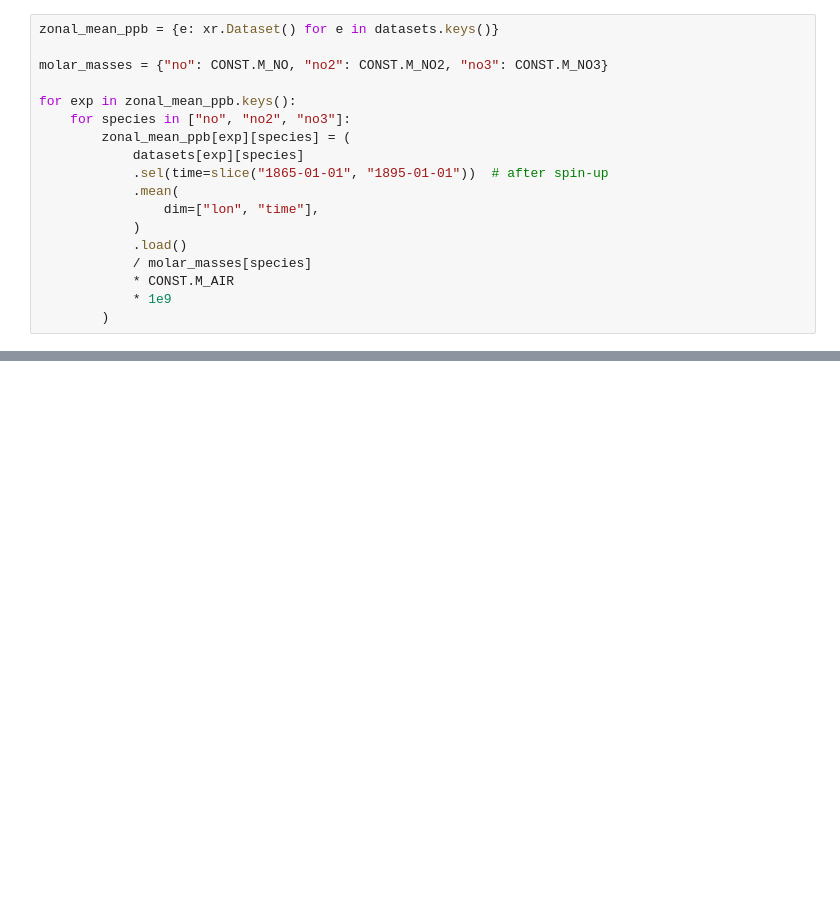
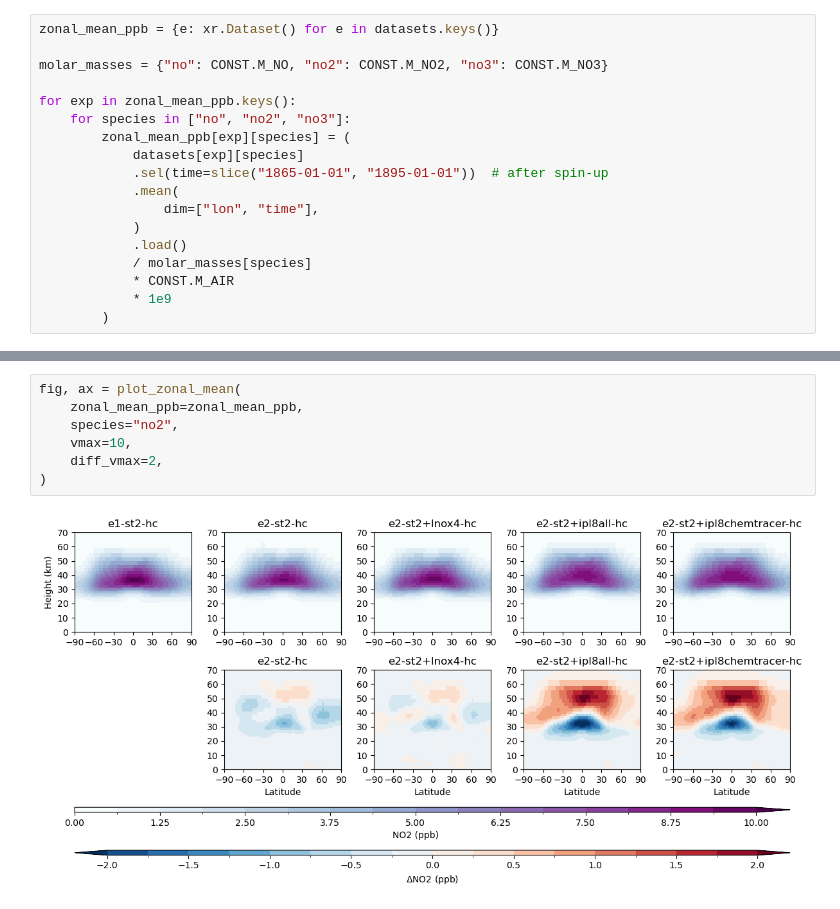
Before and after one commit to vichawans/group_python, a Jupyter notebook: informal/vs480/01_NOy-plot-zonal.ipynb, the cells around one changed output, grey strips where cells are left out. Drawn from its saved outputs; the diff is of its cells as text; blank space fills up the shorter version.

```diff
--- a/informal/vs480/01_NOy-plot-zonal.ipynb
+++ b/informal/vs480/01_NOy-plot-zonal.ipynb
@@ -409,0 +312,9 @@ fig.tight_layout()
+# %%
+fig, ax = plot_zonal_mean(
+    zonal_mean_ppb=zonal_mean_ppb,
+    species="no2",
+    vmax=10,
+    diff_vmax=2,
+)
+# %% [output]
+[figure, added]
```
Also changed, not shown: parts of 13 cells of this notebook, 2 other files.
